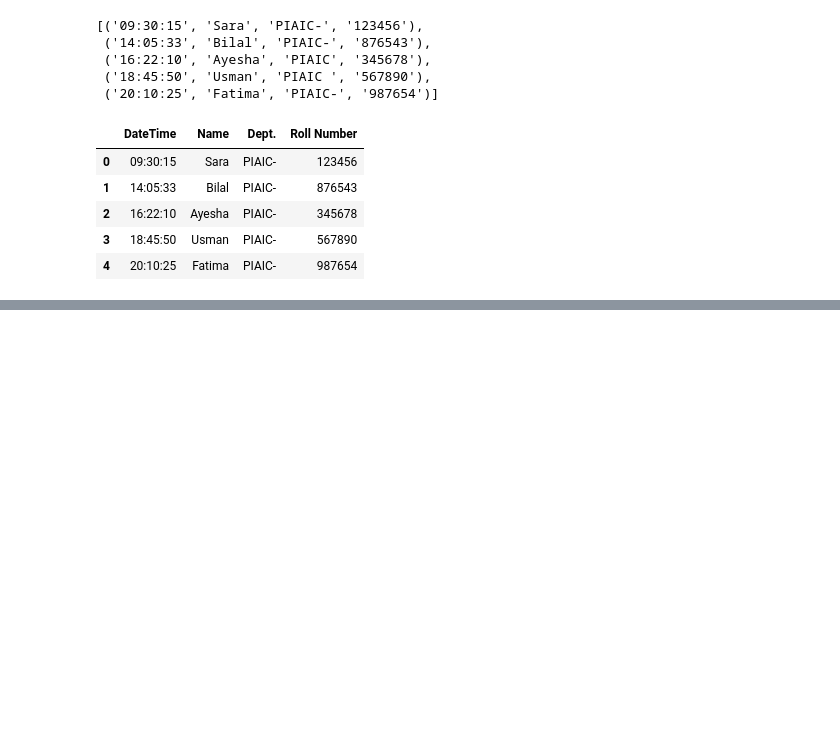
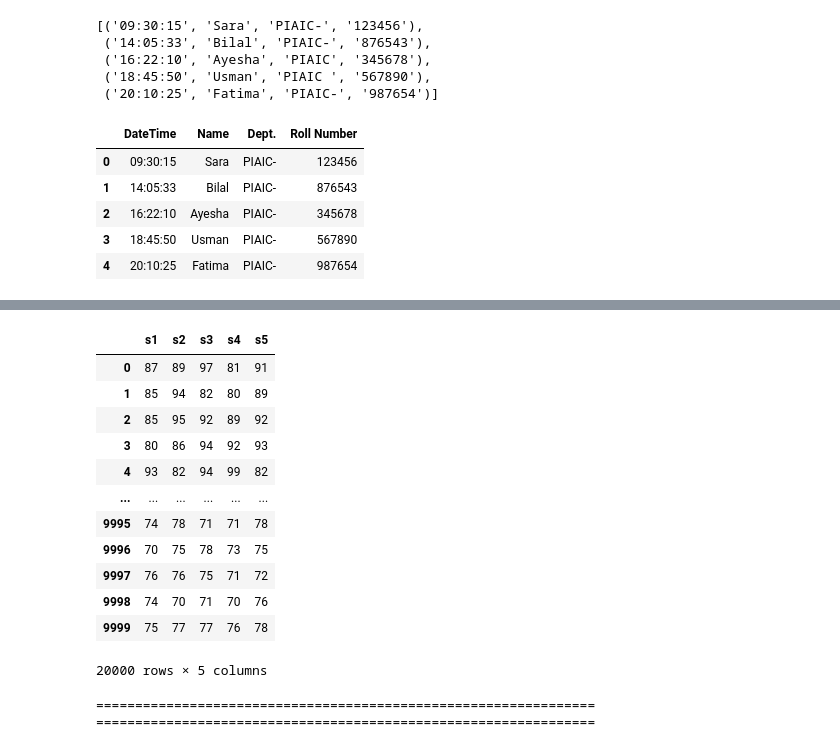
Before and after one commit to wasim3399/batch-62, a Jupyter notebook: learn-python/python-lectures/pandas-revision/class.ipynb, the cells around one changed output, grey strips where cells are left out. Saved outputs shown, nothing was run; the diff lists cells and outputs as text; code cells hidden in the pictures; blank space fills up the shorter version.

```diff
--- a/learn-python/python-lectures/pandas-revision/class.ipynb
+++ b/learn-python/python-lectures/pandas-revision/class.ipynb
@@ -306,0 +412,29 @@ df
+# %%
+df : pd.DataFrame = pd.concat([ss1, ss2])
+df
+# %% [output]
+|  | s1 | s2 | s3 | s4 | s5 |
+| 0 | 87 | 89 | 97 | 81 | 91 |
+| 1 | 85 | 94 | 82 | 80 | 89 |
+| 2 | 85 | 95 | 92 | 89 | 92 |
+| 3 | 80 | 86 | 94 | 92 | 93 |
+| 4 | 93 | 82 | 94 | 99 | 82 |
+| ... | ... | ... | ... | ... | ... |
+| 9995 | 74 | 78 | 71 | 71 | 78 |
+| 9996 | 70 | 75 | 78 | 73 | 75 |
+| 9997 | 76 | 76 | 75 | 71 | 72 |
+| 9998 | 74 | 70 | 71 | 70 | 76 |
+| 9999 | 75 | 77 | 77 | 76 | 78 |
+20000 rows × 5 columns
+# %%
+display = df.info()
+print('================================================================')
+
+display = df.describe()
+print('================================================================')
+
+display = df.head()
+print('================================================================')
+# %% [output]
+================================================================
+================================================================
```
Also changed, not shown: parts of 6 cells of this notebook, 1 other file.
